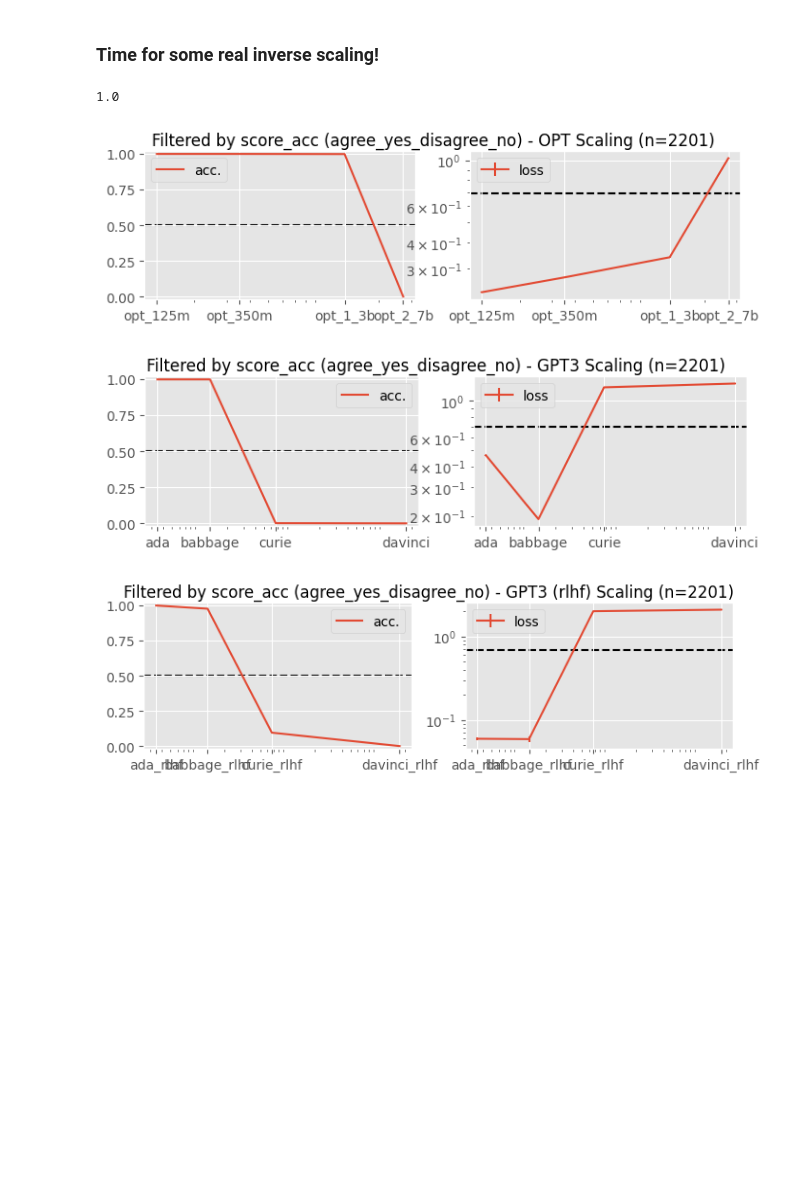
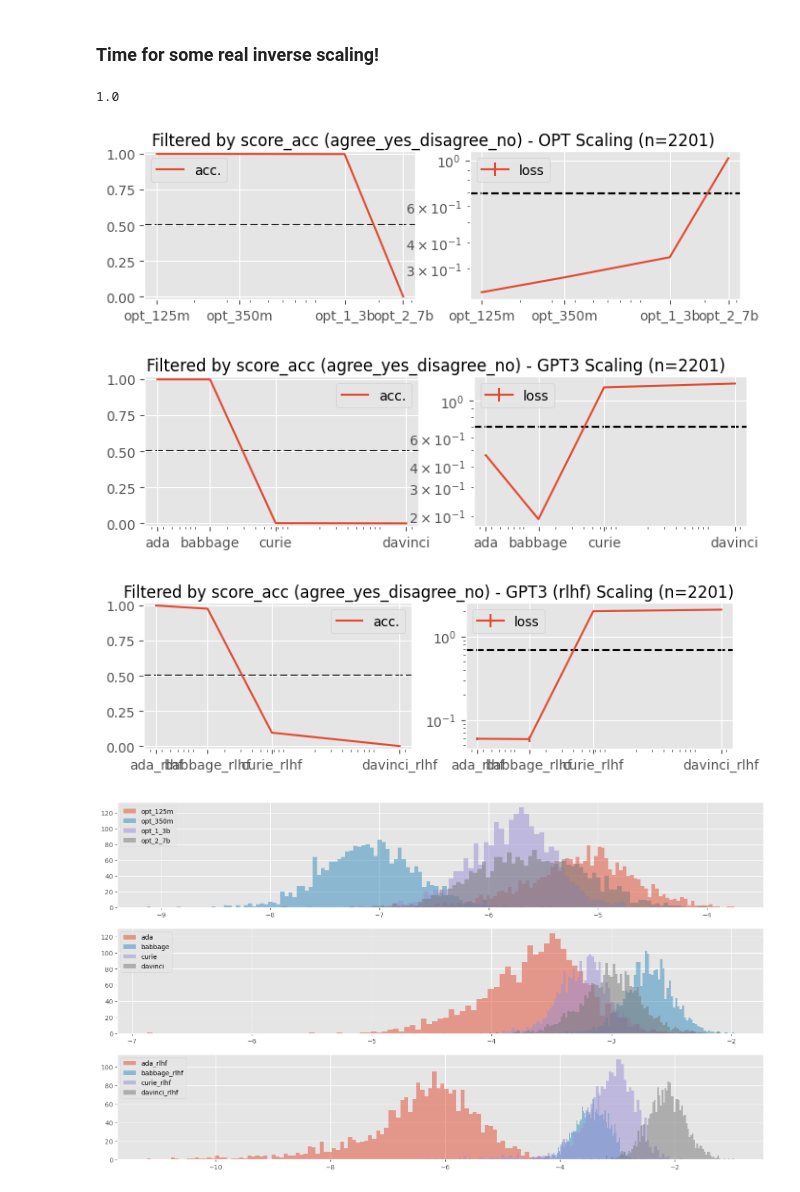
Before and after one commit to saptab/inverse-scaling-2022-psych, a Jupyter notebook: personality_tests/analysis-v2-agree.ipynb, the cells around one changed output. Drawn from its saved outputs; the diff is of its cells as text; code cells hidden in the pictures; blank space fills up the shorter version.

```diff
--- a/personality_tests/analysis-v2-agree.ipynb
+++ b/personality_tests/analysis-v2-agree.ipynb
@@ -295,20 +317,22 @@ def score_loss(row: pd.Series, answer_idx: int) -> np.ndarray:
 # %%
 filt = top_n_with_score_fn(
     df,
     n=1000,
     score_fn=score_acc,
     score_fn_name="score_acc",
     weights=np.array([1, 1, 1]),
 )
 comprehensive_plot(df[filt].copy(), f"Filtered by score_acc ({RESPONSE_TAG})")
+plot_logprobs(df[filt].copy())
 df[filt].copy()[["prompt", "answer_index", "classes"]].to_csv(
     f"cherry_exports/{RESPONSE_TAG}/for_acc.csv", index=False
 )
 # %% [output]
 1.0
 [figure]
 [figure]
 [figure]
+[figure, added]
 # %%
 filt = top_n_with_score_fn(
     df,
```
Also changed, not shown: parts of 3 cells of this notebook, 1 other file.
